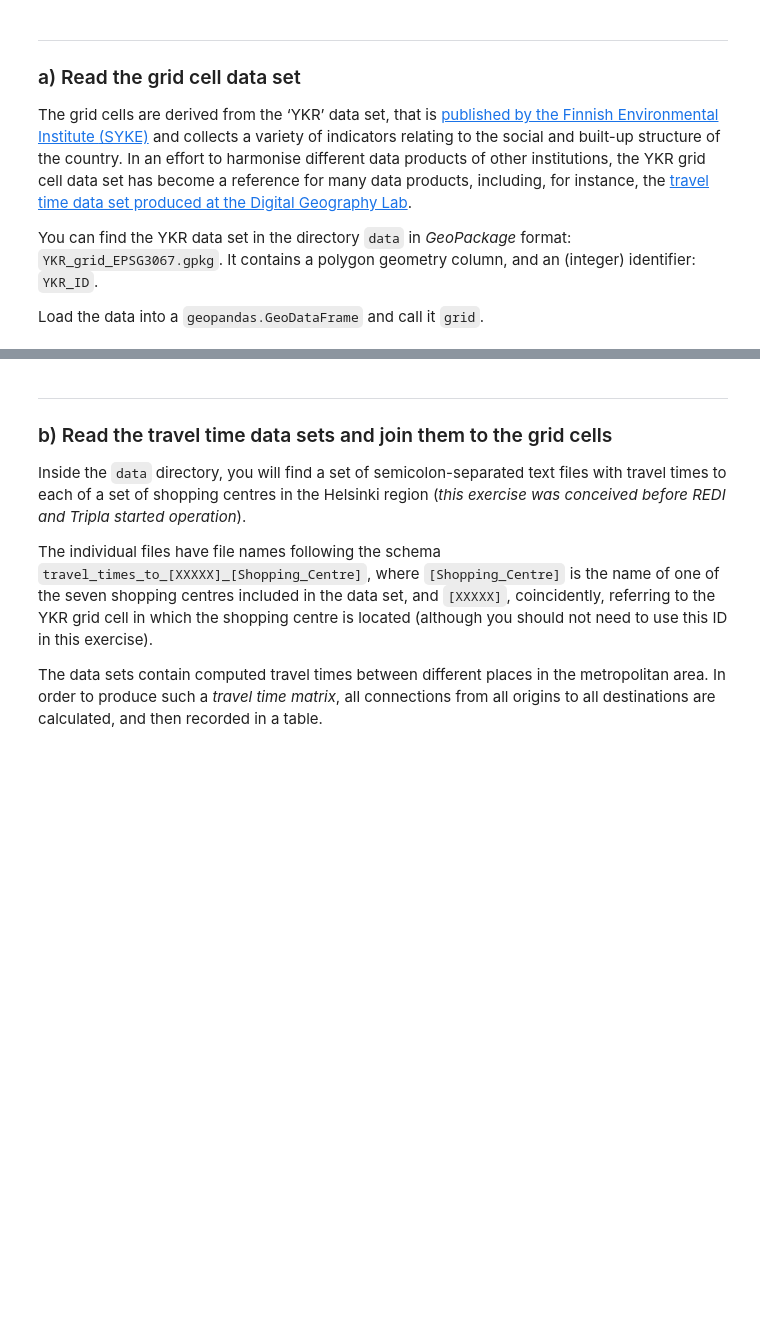
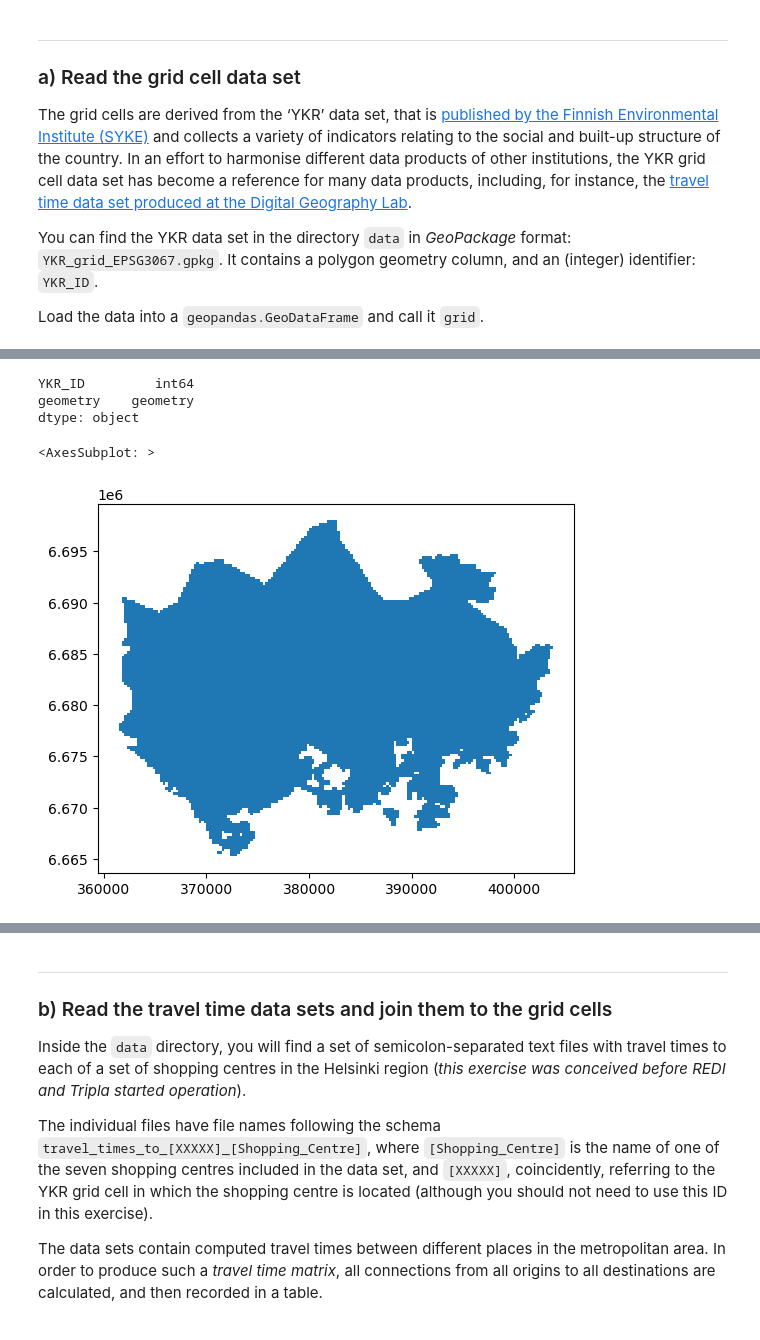
Before and after one commit to Stephen137/Automating-GIS-processes, a Jupyter notebook: exercises/exercise_04_01.ipynb, the cells around one changed output, grey strips where cells are left out. Saved outputs shown, nothing was run; the diff lists cells and outputs as text; code cells hidden in the pictures; blank space fills up the shorter version.

```diff
--- a/exercises/exercise_04_01.ipynb
+++ b/exercises/exercise_04_01.ipynb
@@ -48,0 +56,11 @@ grid = gpd.read_file(DATA_DIRECTORY / "YKR_grid_EPSG3067.gpkg")
+# %%
+grid.dtypes
+# %% [output]
+YKR_ID         int64
+geometry    geometry
+dtype: object
+# %%
+grid.plot()
+# %% [output]
+<AxesSubplot: >
+[figure, added]
```
Also changed, not shown: parts of 54 cells of this notebook.
